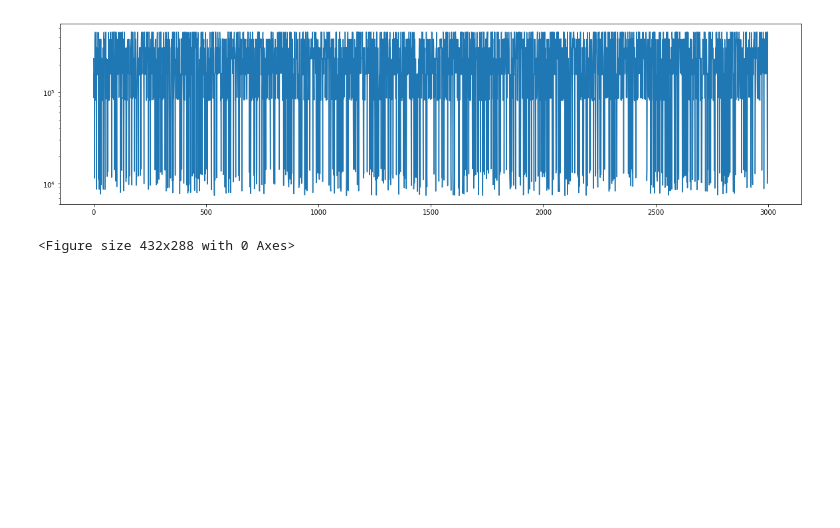
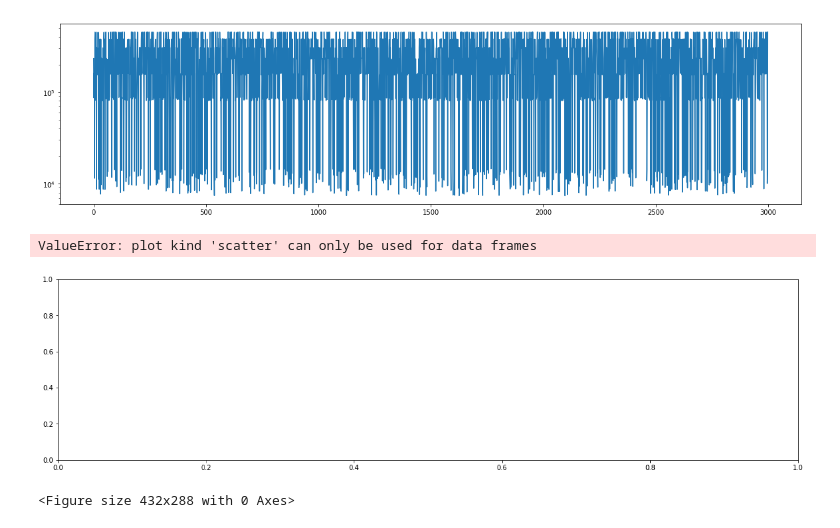
Before and after one commit to paulo-g-martinez/male-income-atlanta, a Jupyter notebook: Exploratory Data Analysis.ipynb, the cells around one changed output. Cells and saved outputs as stored; diff of their text form; code cells hidden in the pictures; blank space fills up the shorter version.

Commit message:
expl data analysis

```diff
--- a/Exploratory Data Analysis.ipynb
+++ b/Exploratory Data Analysis.ipynb
@@ -103,6 +103,13 @@ wages_df['Unnamed: 0'].plot(logy = True)
 plt.show()
 # %% [output]
 [figure]
+# %%
+plt.figure(figsize= (20, 5))
+wages_df['Unnamed: 0'].plot(kind = 'scatter')
+plt.show()
+# %% [output]
+ValueError: plot kind 'scatter' can only be used for data frames
+[figure, added]
 # %%
 fig = plt.figure()
 fig, ax = plt.subplots()
```
